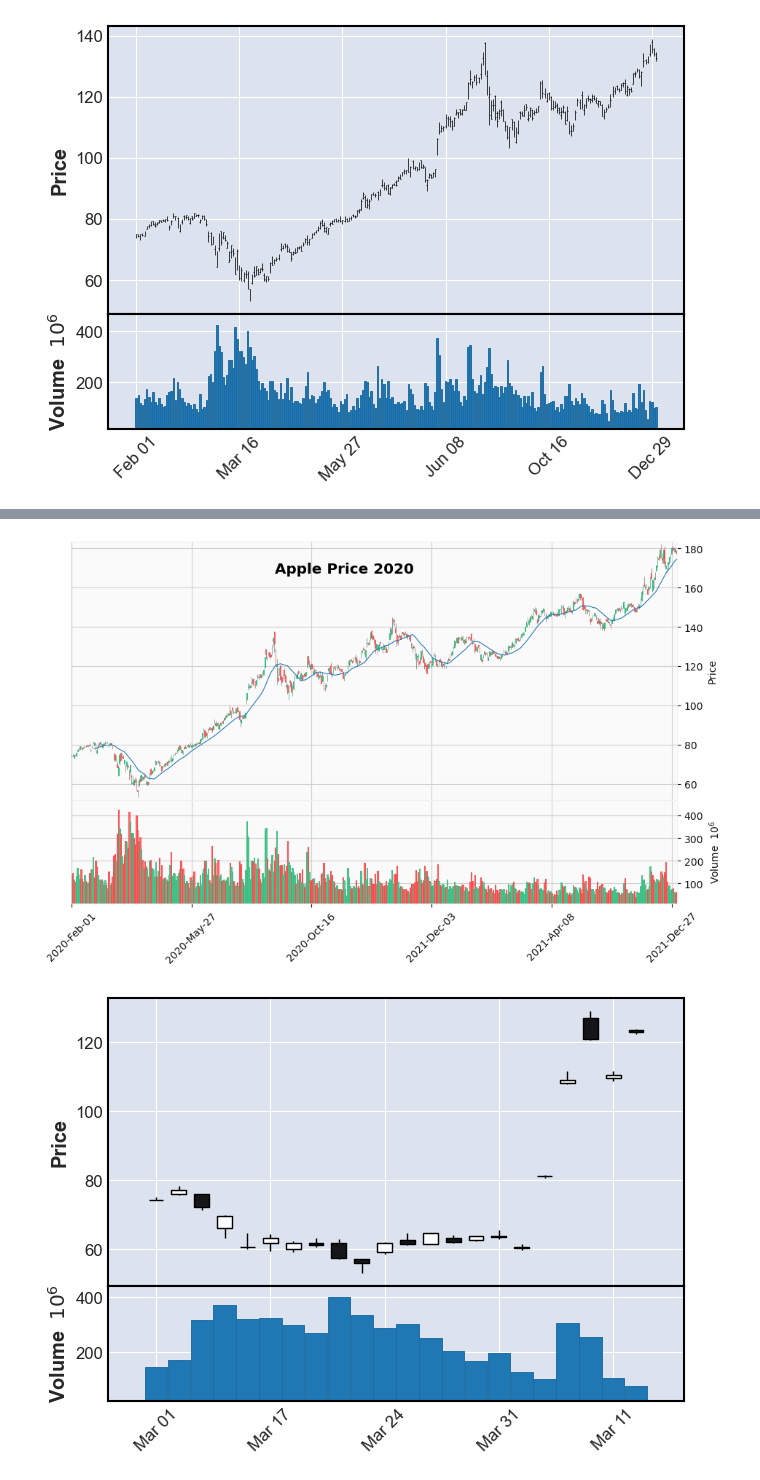
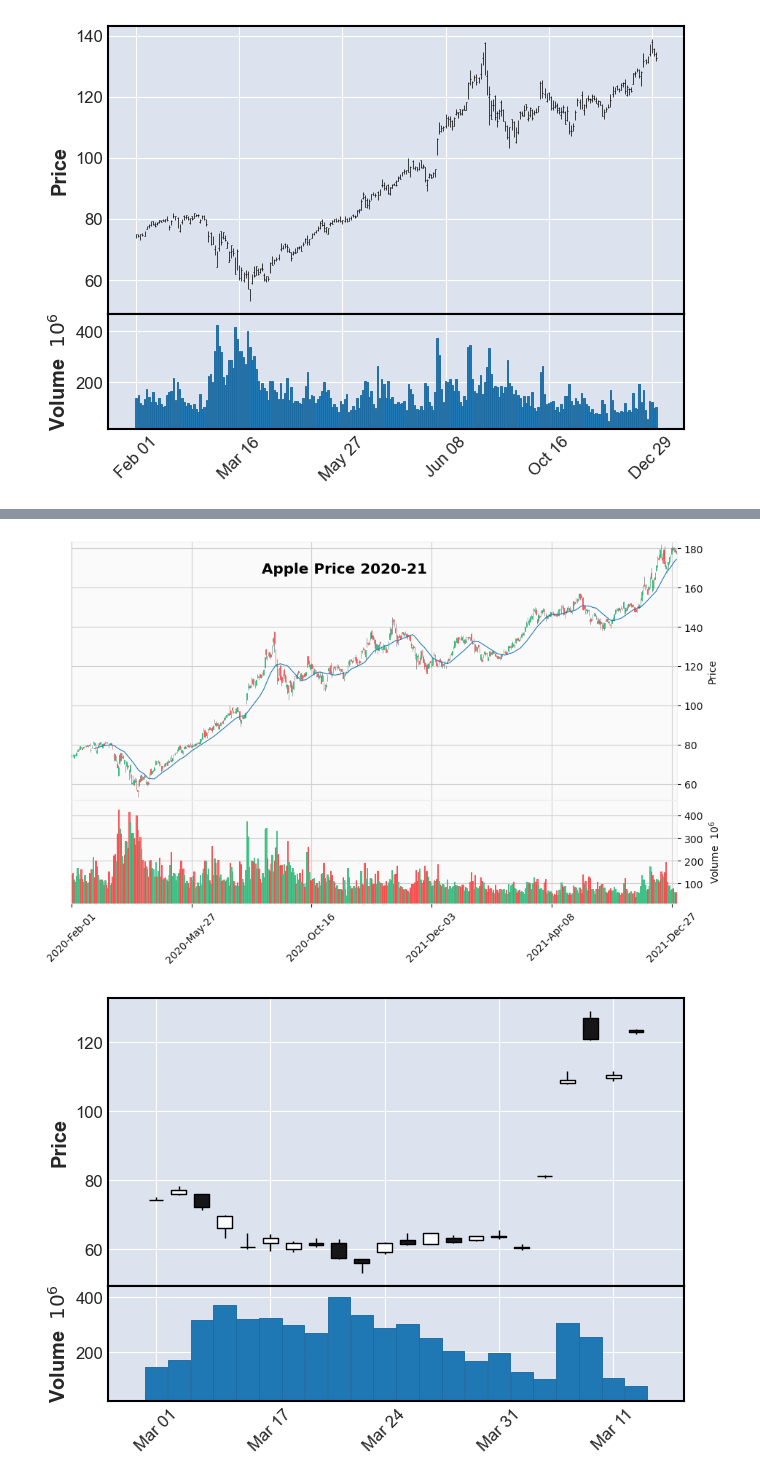
Before and after one commit to salvarenga25/StockMarket_Project, a Jupyter notebook: Stock_Analysis(CandestIck chart example code).ipynb, the cells around one changed output, grey strips where cells are left out. Cells and saved outputs as stored; diff of their text form; code cells hidden in the pictures.

```diff
--- a/Stock_Analysis(CandestIck chart example code).ipynb
+++ b/Stock_Analysis(CandestIck chart example code).ipynb
@@ -724,13 +747,13 @@ mpf.plot(AAPL_stock['2020'],volume=True)
 # %%
 #figratio changes the size of the graph
 mpf.plot(AAPL_stock['2020':'2021'],figratio=(20,12),
          type='candle',
-         title = 'Apple Price 2020',
+         title = 'Apple Price 2020-21',
          mav=(20), volume=True,
          tight_layout=True,
          style = 'yahoo')
 # %% [output]
-[figure, old version]
+[figure, new version]
 # %%
 #Candle stick chart for March 2020
 mpf.plot(AAPL_stock['2020-03'],type='candle', volume=True)
```
Also changed, not shown: parts of 9 cells of this notebook.
